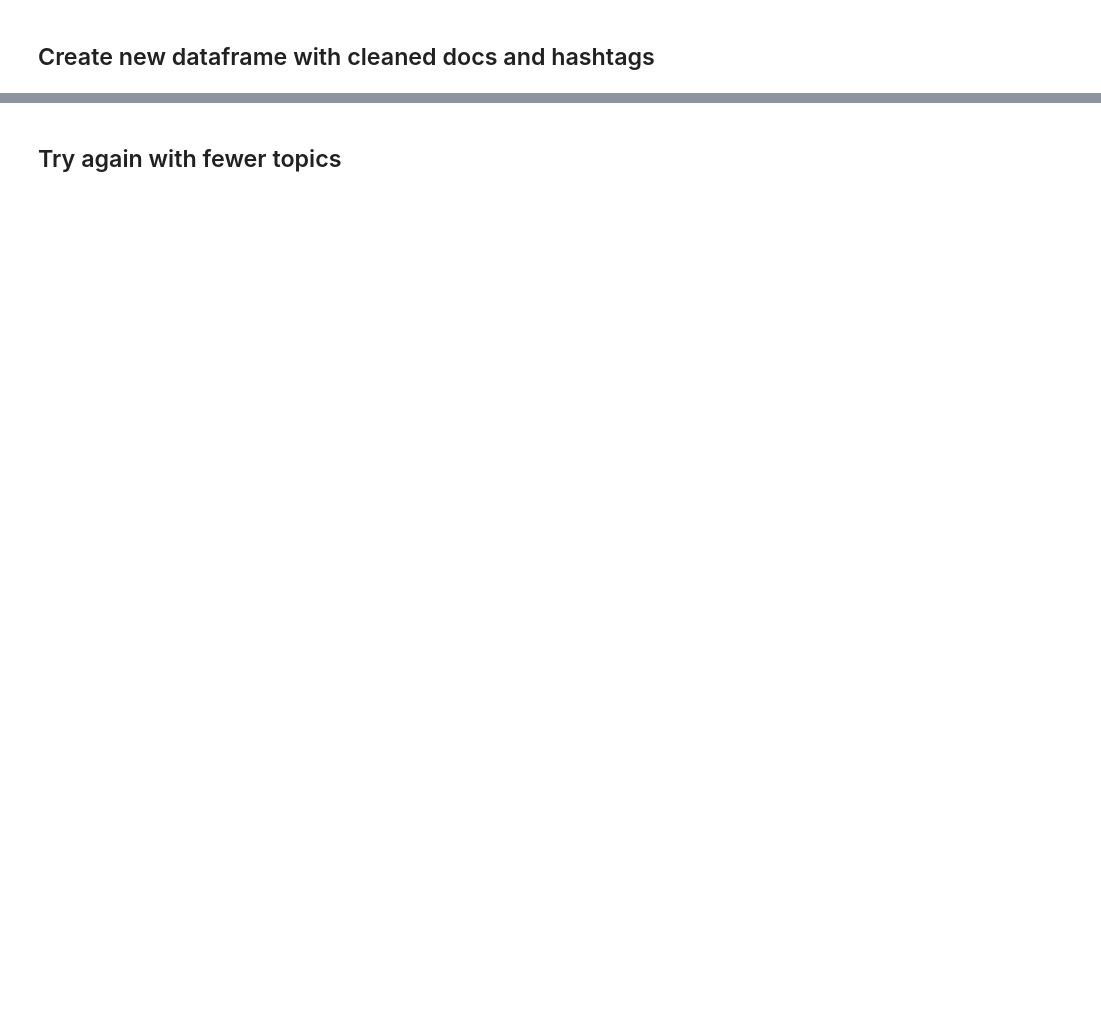
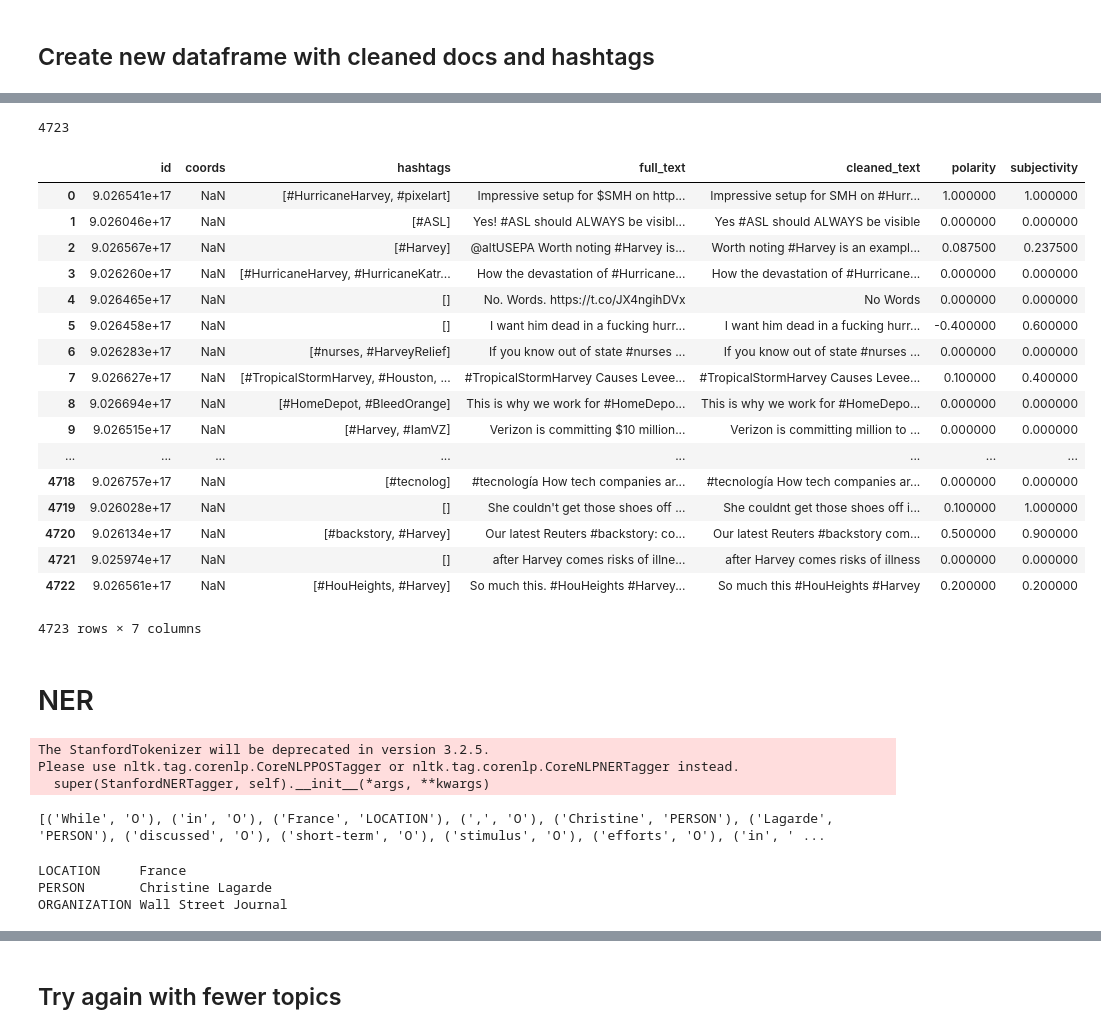
Before and after one commit to mmidzik/crisis-tweets, a Jupyter notebook: Harvey-master.ipynb, the cells around one changed output, grey strips where cells are left out. Cells and saved outputs as stored; diff of their text form; code cells hidden in the pictures; blank space fills up the shorter version.

```diff
--- a/Harvey-master.ipynb
+++ b/Harvey-master.ipynb
@@ -437,0 +180,7 @@ pyLDAvis.display(tweets_vis_data)
+# %%
+df_cleaned_docs.id = df_noRT.id
+df_cleaned_docs.coords = df_noRT.coords
+df_cleaned_docs.hashtags = hashtags
+df_cleaned_docs.full_text = df_noRT.text
+df_cleaned_docs.cleaned_text = cleaned_docs
+df_cleaned_docs.head()
@@ -437,0 +201,2 @@ pyLDAvis.display(tweets_vis_data)
+# %%
+df_cleaned_docs_sentiment = pd.DataFrame(columns = ['id', 'polarity','subjectivity'])
@@ -437,0 +210,5 @@ pyLDAvis.display(tweets_vis_data)
+# %%
+df_cleaned_docs_sentiment.id = df_noRT.id
+df_cleaned_docs_sentiment.polarity = polarity
+df_cleaned_docs_sentiment.subjectivity = subjectivity
+df_cleaned_docs_sentiment.head()
@@ -437,0 +222,29 @@ pyLDAvis.display(tweets_vis_data)
+# %%
+len(df_cleaned_docs_sentiment)
+# %% [output]
+4723
+# %%
+df_cleaned_docs_agg = df_cleaned_docs.merge(df_cleaned_docs_sentiment, left_on='id', right_on='id', how='outer')
+# %%
+df_cleaned_docs_agg
+# %% [output]
+|  | id | coords | hashtags | full_text | cleaned_text | polarity | subjectivity |
+| 0 | 9.026541e+17 | NaN | [#HurricaneHarvey, #pixelart] | Impressive setup for $SMH on http... | Impressive setup for SMH on #Hurr... | 1.000000 | 1.000000 |
+| 1 | 9.026046e+17 | NaN | [#ASL] | Yes! #ASL should ALWAYS be visibl... | Yes #ASL should ALWAYS be visible | 0.000000 | 0.000000 |
+| 2 | 9.026567e+17 | NaN | [#Harvey] | @altUSEPA Worth noting #Harvey is... | Worth noting #Harvey is an exampl... | 0.087500 | 0.237500 |
+| 3 | 9.026260e+17 | NaN | [#HurricaneHarvey, #HurricaneKatr... | How the devastation of #Hurricane... | How the devastation of #Hurricane... | 0.000000 | 0.000000 |
+| 4 | 9.026465e+17 | NaN | [] | No. Words. https://t.co/JX4ngihDVx | No Words | 0.000000 | 0.000000 |
+| 5 | 9.026458e+17 | NaN | [] | I want him dead in a fucking hurr... | I want him dead in a fucking hurr... | -0.400000 | 0.600000 |
+| 6 | 9.026283e+17 | NaN | [#nurses, #HarveyRelief] | If you know out of state #nurses ... | If you know out of state #nurses ... | 0.000000 | 0.000000 |
+| 7 | 9.026627e+17 | NaN | [#TropicalStormHarvey, #Houston, ... | #TropicalStormHarvey Causes Levee... | #TropicalStormHarvey Causes Levee... | 0.100000 | 0.400000 |
+| 8 | 9.026694e+17 | NaN | [#HomeDepot, #BleedOrange] | This is why we work for #HomeDepo... | This is why we work for #HomeDepo... | 0.000000 | 0.000000 |
+| 9 | 9.026515e+17 | NaN | [#Harvey, #IamVZ] | Verizon is committing $10 million... | Verizon is committing million to ... | 0.000000 | 0.000000 |
+| ... | ... | ... | ... | ... | ... | ... | ... |
+| 4718 | 9.026757e+17 | NaN | [#tecnolog] | #tecnología How tech companies ar... | #tecnología How tech companies ar... | 0.000000 | 0.000000 |
+| 4719 | 9.026028e+17 | NaN | [] | She couldn't get those shoes off ... | She couldnt get those shoes off i... | 0.100000 | 1.000000 |
+| 4720 | 9.026134e+17 | NaN | [#backstory, #Harvey] | Our latest Reuters #backstory: co... | Our latest Reuters #backstory com... | 0.500000 | 0.900000 |
+| 4721 | 9.025974e+17 | NaN | [] | after Harvey comes risks of illne... | after Harvey comes risks of illness | 0.000000 | 0.000000 |
+| 4722 | 9.026561e+17 | NaN | [#HouHeights, #Harvey] | So much this. #HouHeights #Harvey... | So much this #HouHeights #Harvey | 0.200000 | 0.200000 |
+4723 rows × 7 columns
+# %% [markdown]
+# NER
@@ -437,0 +254,23 @@ pyLDAvis.display(tweets_vis_data)
+# %%
+st = StanfordNERTagger('english.all.3class.distsim.crf.ser.gz','stanford-ner.jar',encoding='utf-8')
+text = 'While in France, Christine Lagarde discussed short-term stimulus efforts in a recent interview with the Wall Street Journal.'
+# %% [output]
+The StanfordTokenizer will be deprecated in version 3.2.5.
+Please use nltk.tag.corenlp.CoreNLPPOSTagger or nltk.tag.corenlp.CoreNLPNERTagger instead.
+  super(StanfordNERTagger, self).__init__(*args, **kwargs)
+# %%
+tokenized_text = word_tokenize(text)
+classified_text = st.tag(tokenized_text)
+
+print(classified_text)
+# %% [output]
+[('While', 'O'), ('in', 'O'), ('France', 'LOCATION'), (',', 'O'), ('Christine', 'PERSON'), ('Lagarde', 'PERSON'), ('discussed', 'O'), ('short-term', 'O'), ('stimulus', 'O'), ('efforts', 'O'), ('in', ' ...
+# %%
+from itertools import groupby
+for tag, chunk in groupby(classified_text, lambda x:x[1]):
+    if tag != "O":
+        print("%-12s"%tag, " ".join(w for w, t in chunk))
+# %% [output]
+LOCATION     France
+PERSON       Christine Lagarde
+ORGANIZATION Wall Street Journal
```
Also changed, not shown: parts of 82 cells of this notebook, 22 other files.
